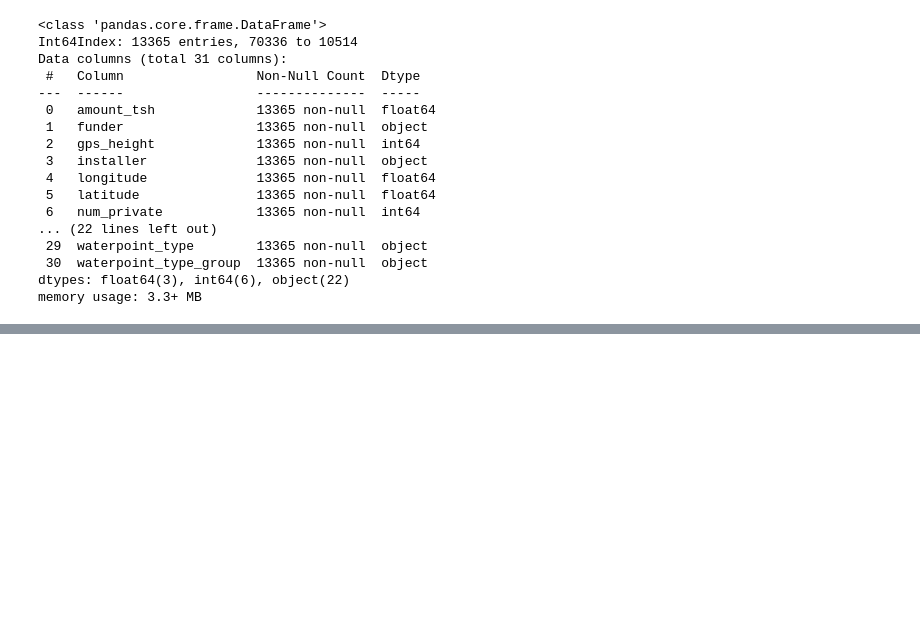
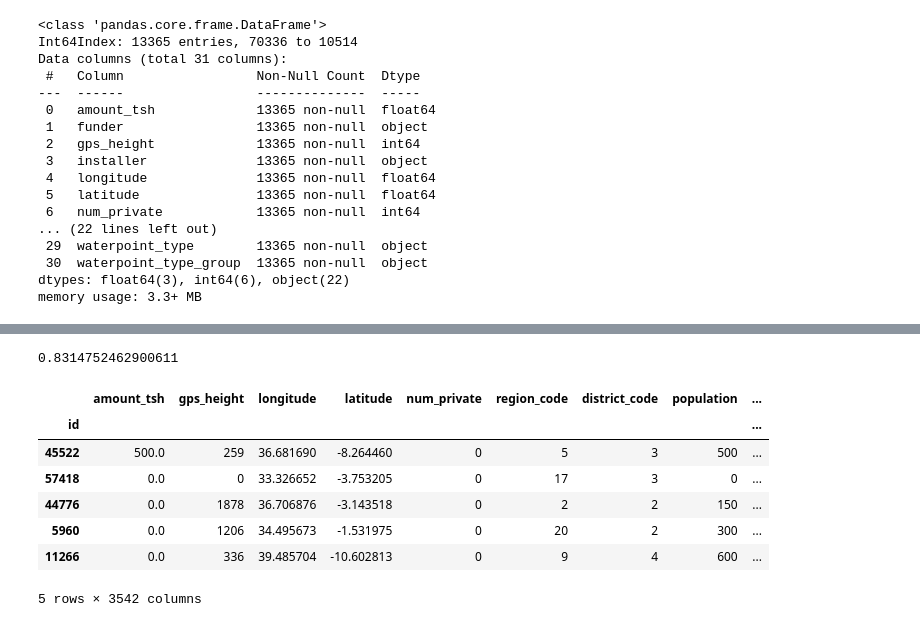
Before and after one commit to fivearm/Phase_3_Project, a Jupyter notebook: Ben_Notebook.ipynb, the cells around one changed output, grey strips where cells are left out. Cells and saved outputs as stored; diff of their text form; code cells hidden in the pictures; blank space fills up the shorter version.

```diff
--- a/Ben_Notebook.ipynb
+++ b/Ben_Notebook.ipynb
@@ -47,0 +70,2 @@ memory usage: 3.3+ MB
+# %%
+y_train = y_train.status_group
@@ -47,0 +74,9 @@ memory usage: 3.3+ MB
+# %%
+X_train_cat = X_train.select_dtypes('object')
+X_train_num = X_train.select_dtypes(['float64', 'int64'])
+
+cat_pipe = Pipeline([('ohe', OneHotEncoder(drop='first', sparse=False))])
+num_pipe = Pipeline([('ss', StandardScaler())])
+
+transformer = ColumnTransformer([('categorical', cat_pipe, X_train_cat.columns),
+                                  ('numerical', num_pipe, X_train_num.columns)])
@@ -47,0 +89,3 @@ memory usage: 3.3+ MB
+# %%
+logreg_pipe = Pipeline([('trans', transformer), ('logreg', LogisticRegression(max_iter=1000))])
+logreg_pipe.fit(X_train, y_train)
@@ -47,0 +123,3 @@ memory usage: 3.3+ MB
+# %%
+knn_pipe = Pipeline([('trans', transformer), ('knn', KNeighborsClassifier())])
+knn_pipe.fit(X_train, y_train)
@@ -47,0 +146,16 @@ memory usage: 3.3+ MB
+# %%
+knn_pipe.score(X_train, y_train)
+# %% [output]
+0.8314752462900611
+# %%
+dummies = pd.get_dummies(X_train)
+dummies.head()
+# %% [output]
+|  | amount_tsh | gps_height | longitude | latitude | num_private | region_code | district_code | population | ... |
+| id |  |  |  |  |  |  |  |  | ... |
+| 45522 | 500.0 | 259 | 36.681690 | -8.264460 | 0 | 5 | 3 | 500 | ... |
+| 57418 | 0.0 | 0 | 33.326652 | -3.753205 | 0 | 17 | 3 | 0 | ... |
+| 44776 | 0.0 | 1878 | 36.706876 | -3.143518 | 0 | 2 | 2 | 150 | ... |
+| 5960 | 0.0 | 1206 | 34.495673 | -1.531975 | 0 | 20 | 2 | 300 | ... |
+| 11266 | 0.0 | 336 | 39.485704 | -10.602813 | 0 | 9 | 4 | 600 | ... |
+5 rows × 3542 columns
```
Also changed, not shown: parts of 10 cells of this notebook, 1 other file.
